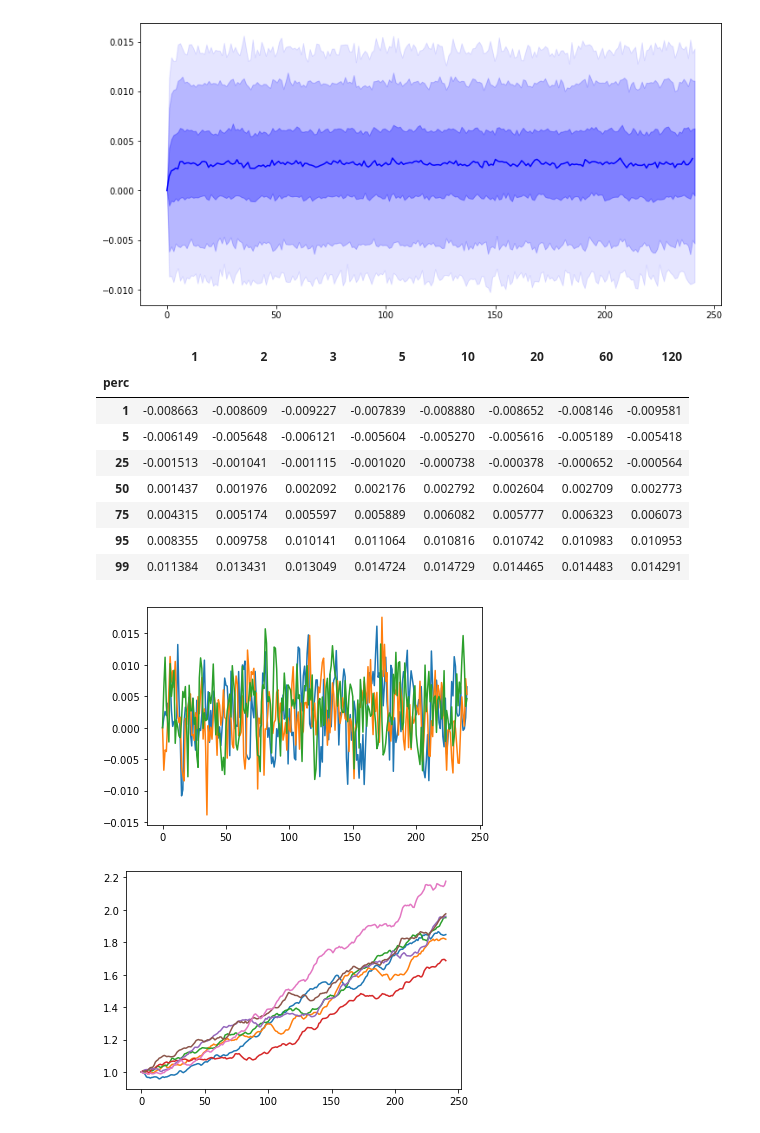
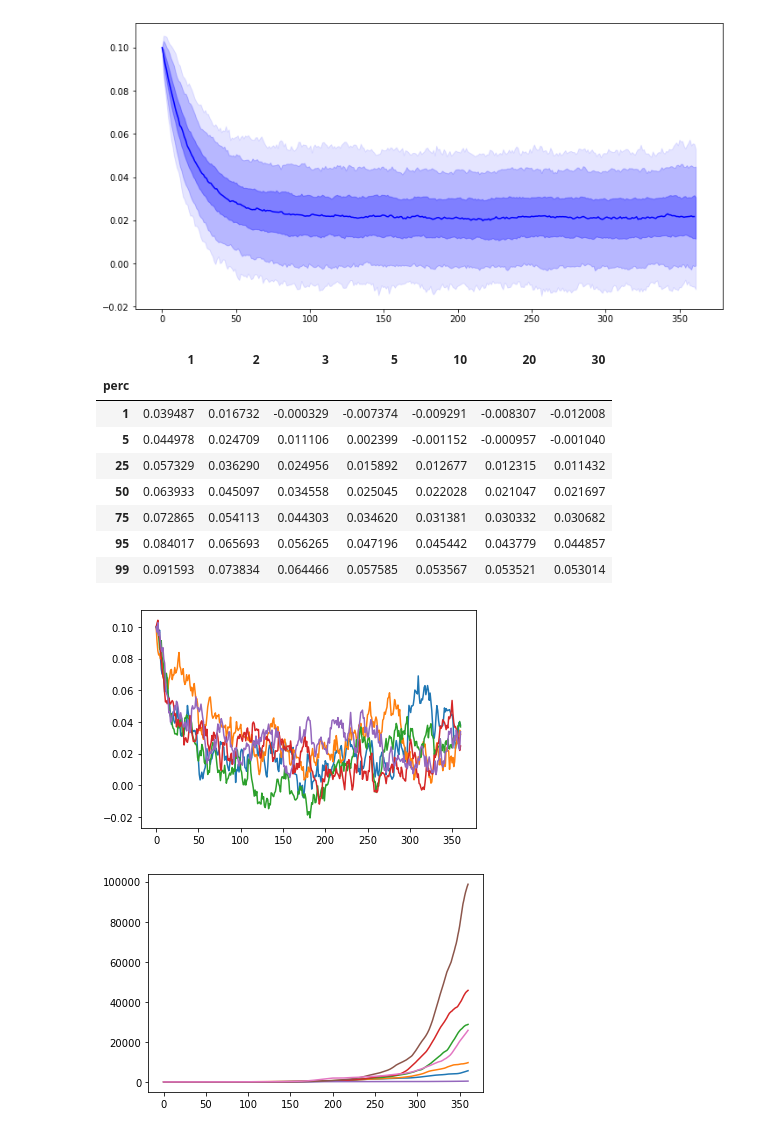
Before and after one commit to msz13/Goal-Based-Investing, a Jupyter notebook: esg/inflation.ipynb, the cells around one changed output. Drawn from its saved outputs; the diff is of its cells as text; code cells hidden in the pictures.

```diff
--- a/esg/inflation.ipynb
+++ b/esg/inflation.ipynb
@@ -8,7 +8,7 @@ import pyesg
 import seaborn as sns
 import matplotlib.pyplot as plt
 # %%
-data = loadStooqData('cpimpl.m','1990-01-01','m')
+data = loadStooqData('cpiypl.m','1990-01-01','y')
 # %%
 def ornstein_uhlenbeck_params(series,period):
     lagged = series.shift(1).dropna()
@@ -26,7 +26,7 @@ def ornstein_uhlenbeck_params(series,period):
 
     return (u,sig,k)
 # %%
-cpi = data['2003-01-01':'2023-12-31'] / 100
+cpi = data['2003-01-01':'2020-12-31'] / 100
 cpi = np.log(cpi+1)
 cpi = cpi.reset_index()
 display(cpi.describe())
@@ -65,9 +65,9 @@ param_sig = sig
 param_k = k
 simulator = pyesg.OrnsteinUhlenbeckProcess(mu=param_mu,sigma=param_sig,theta=param_k)
 # %%
-length = 240
-h=1
-scenarios = simulator.scenarios(0,h,1000,length*h)
+length = 30
+h=1/12
+scenarios = simulator.scenarios(0.1,h,1000,length*12)
 # %%
 perc = np.percentile(scenarios,[1,5,25,50,75,95,99],axis=0)
 # %%
@@ -81,7 +81,7 @@ def fanchart(hist,percentiles):
 # %%
 fanchart(cpi,perc)
 # %% [output]
-[figure, old version]
+[figure, new version]
 # %%
 def percentile_summary(perc,h):
     perc_dict = {'perc': ['1','5','25','50','75','95','99'],
@@ -91,8 +91,9 @@ def percentile_summary(perc,h):
                  '5': perc[:,5*h],
                  '10': perc[:,10*h],
                  '20': perc[:,20*h],
-                 '60': perc[:,60*h],
-                 '120': perc[:,120*h]
+                 '30': perc[:,30*h],
+                 #'60': perc[:,60*h],
+                 #'120': perc[:,120*h]
                  #'2': perc[:,24],
                  #'3': perc[:,36],
                  #'5': perc[:,60],
@@ -103,30 +104,30 @@ def percentile_summary(perc,h):
     perc_summary = pd.DataFrame(perc_dict)
     perc_summary.set_index('perc', inplace=True)
     return perc_summary
-percentile_summary(perc,h)
+percentile_summary(perc,12)
 # %% [output]
-|  | 1 | 2 | 3 | 5 | 10 | 20 | 60 | 120 |
-| perc |  |  |  |  |  |  |  |  |
-| 1 | -0.008663 | -0.008609 | -0.009227 | -0.007839 | -0.008880 | -0.008652 | -0.008146 | -0.009581 |
-| 5 | -0.006149 | -0.005648 | -0.006121 | -0.005604 | -0.005270 | -0.005616 | -0.005189 | -0.005418 |
-| 25 | -0.001513 | -0.001041 | -0.001115 | -0.001020 | -0.000738 | -0.000378 | -0.000652 | -0.000564 |
-| 50 | 0.001437 | 0.001976 | 0.002092 | 0.002176 | 0.002792 | 0.002604 | 0.002709 | 0.002773 |
-| 75 | 0.004315 | 0.005174 | 0.005597 | 0.005889 | 0.006082 | 0.005777 | 0.006323 | 0.006073 |
-| 95 | 0.008355 | 0.009758 | 0.010141 | 0.011064 | 0.010816 | 0.010742 | 0.010983 | 0.010953 |
-| 99 | 0.011384 | 0.013431 | 0.013049 | 0.014724 | 0.014729 | 0.014465 | 0.014483 | 0.014291 |
+|  | 1 | 2 | 3 | 5 | 10 | 20 | 30 |
+| perc |  |  |  |  |  |  |  |
+| 1 | 0.039487 | 0.016732 | -0.000329 | -0.007374 | -0.009291 | -0.008307 | -0.012008 |
+| 5 | 0.044978 | 0.024709 | 0.011106 | 0.002399 | -0.001152 | -0.000957 | -0.001040 |
+| 25 | 0.057329 | 0.036290 | 0.024956 | 0.015892 | 0.012677 | 0.012315 | 0.011432 |
+| 50 | 0.063933 | 0.045097 | 0.034558 | 0.025045 | 0.022028 | 0.021047 | 0.021697 |
+| 75 | 0.072865 | 0.054113 | 0.044303 | 0.034620 | 0.031381 | 0.030332 | 0.030682 |
+| 95 | 0.084017 | 0.065693 | 0.056265 | 0.047196 | 0.045442 | 0.043779 | 0.044857 |
+| 99 | 0.091593 | 0.073834 | 0.064466 | 0.057585 | 0.053567 | 0.053521 | 0.053014 |
 # %%
 fig, ax = plt.subplots()
-for i in np.random.randint(0,600,3):
+for i in np.random.randint(0,600,5):
     sns.lineplot(data=scenarios[i], ax=ax)
 # %% [output]
-[figure, old version]
+[figure, new version]
 # %%
 s_cum_prod = np.cumprod(np.exp(scenarios),1)
 fig, ax = plt.subplots()
 for i in np.random.randint(0,600,7):
     sns.lineplot(data=s_cum_prod[i], ax=ax)
 # %% [output]
-[figure, old version]
+[figure, new version]
 # %%
 year_cum = s_cum_prod[:,::12]
 # %%
```
Also changed, not shown: parts of 7 cells of this notebook, 3 other files.
